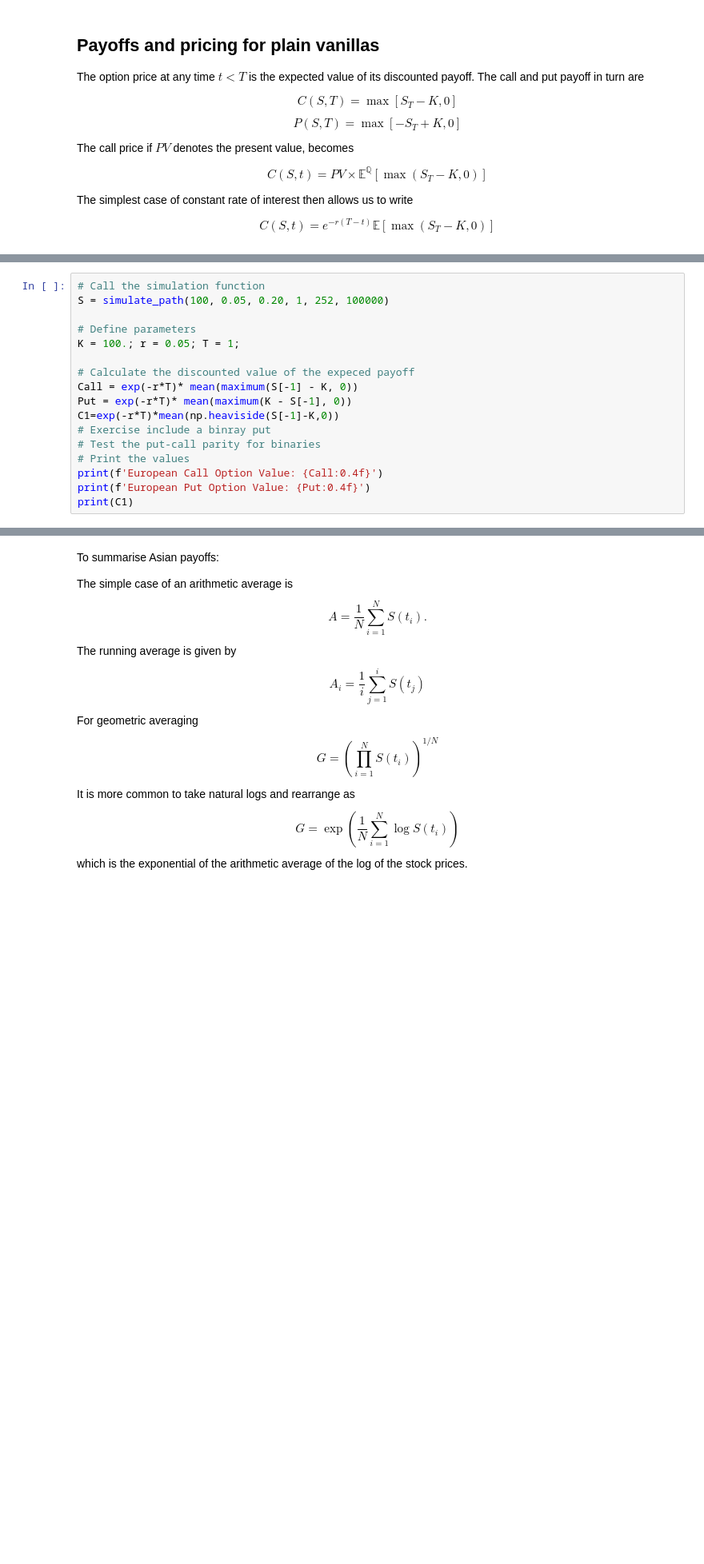
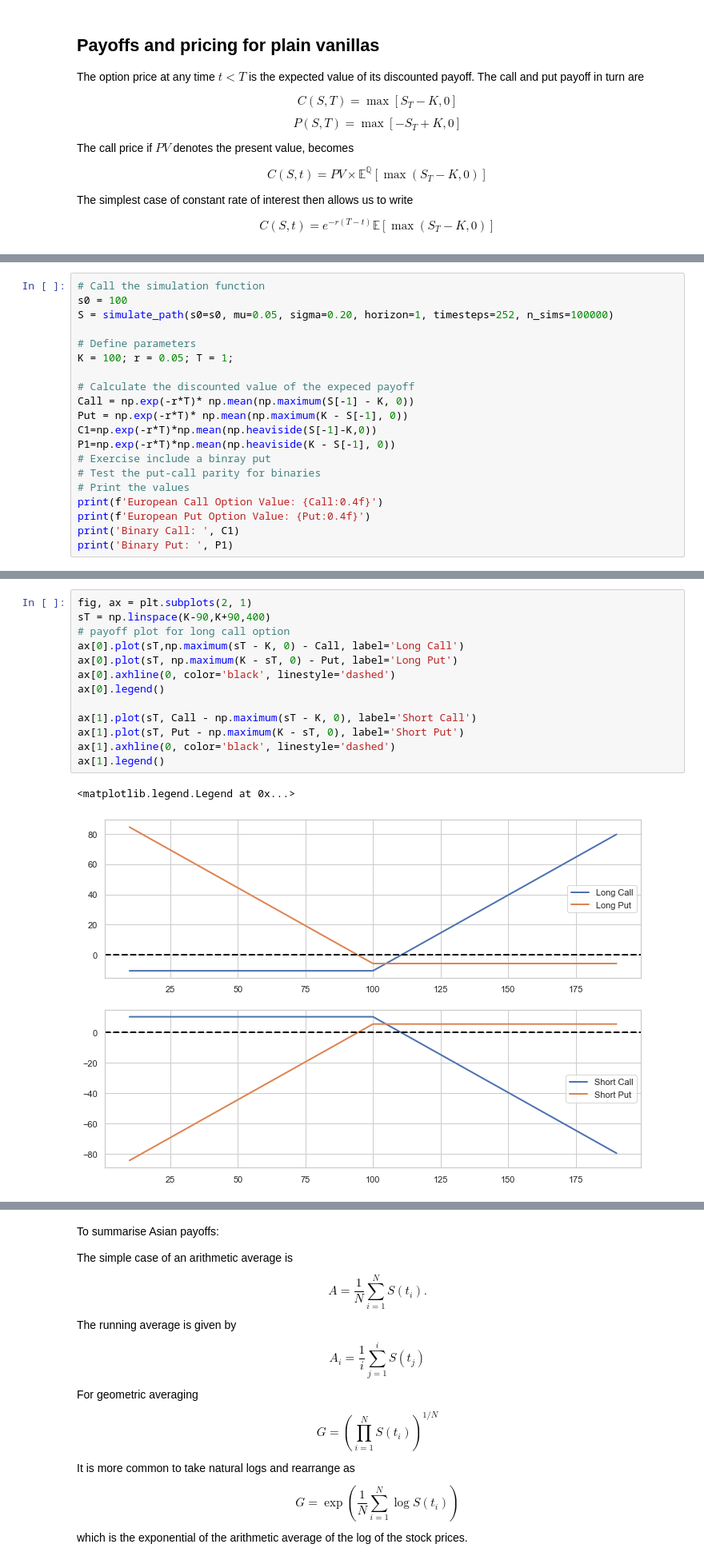
Before and after one commit to Ali-Ahmad9/QuantLib, a Jupyter notebook: python/jupyter/Monte Carlo.ipynb, the cells around one changed output, grey strips where cells are left out. Shown at 80% size. Drawn from its saved outputs; the diff is of its cells as text; blank space fills up the shorter version.

```diff
--- a/python/jupyter/Monte Carlo.ipynb
+++ b/python/jupyter/Monte Carlo.ipynb
@@ -328,18 +240,21 @@ array([105.12971248, 102.39218776, 111.60504919, ..., 102.61537282,
 # %%
 # Call the simulation function
-S = simulate_path(100, 0.05, 0.20, 1, 252, 100000)
+s0 = 100
+S = simulate_path(s0=s0, mu=0.05, sigma=0.20, horizon=1, timesteps=252, n_sims=100000)
 
 # Define parameters
-K = 100.; r = 0.05; T = 1;
+K = 100; r = 0.05; T = 1;
 
 # Calculate the discounted value of the expeced payoff
-Call = exp(-r*T)* mean(maximum(S[-1] - K, 0))
-Put = exp(-r*T)* mean(maximum(K - S[-1], 0))
-C1=exp(-r*T)*mean(np.heaviside(S[-1]-K,0))
+Call = np.exp(-r*T)* np.mean(np.maximum(S[-1] - K, 0))
+Put = np.exp(-r*T)* np.mean(np.maximum(K - S[-1], 0))
+C1=np.exp(-r*T)*np.mean(np.heaviside(S[-1]-K,0))
+P1=np.exp(-r*T)*np.mean(np.heaviside(K - S[-1], 0))
 # Exercise include a binray put
 # Test the put-call parity for binaries
 # Print the values
 print(f'European Call Option Value: {Call:0.4f}')
 print(f'European Put Option Value: {Put:0.4f}')
-print(C1)
+print('Binary Call: ', C1)
+print('Binary Put: ', P1)
 # %% [output]
@@ -382 +281,17 @@ plt.ylabel('Option Value');
+# %%
+fig, ax = plt.subplots(2, 1)
+sT = np.linspace(K-90,K+90,400)
+# payoff plot for long call option
+ax[0].plot(sT,np.maximum(sT - K, 0) - Call, label='Long Call')
+ax[0].plot(sT, np.maximum(K - sT, 0) - Put, label='Long Put')
+ax[0].axhline(0, color='black', linestyle='dashed')
+ax[0].legend()
+
+ax[1].plot(sT, Call - np.maximum(sT - K, 0), label='Short Call')
+ax[1].plot(sT, Put - np.maximum(K - sT, 0), label='Short Put')
+ax[1].axhline(0, color='black', linestyle='dashed')
+ax[1].legend()
+# %% [output]
+<matplotlib.legend.Legend at 0x...>
+[figure, added]
 # %% [markdown]
```
Also changed, not shown: parts of 50 cells of this notebook, 2 other files.
